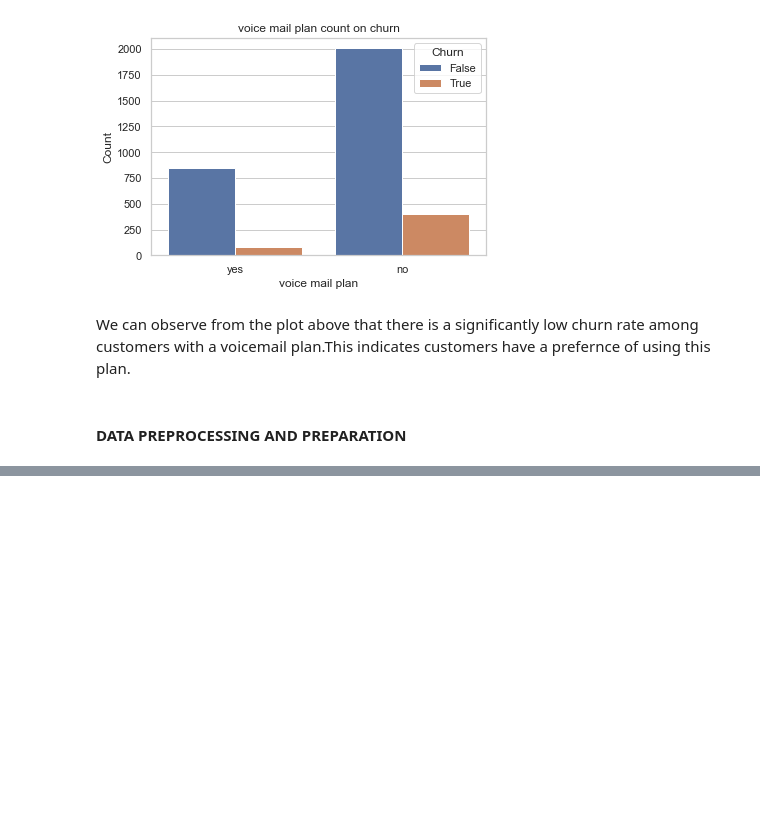
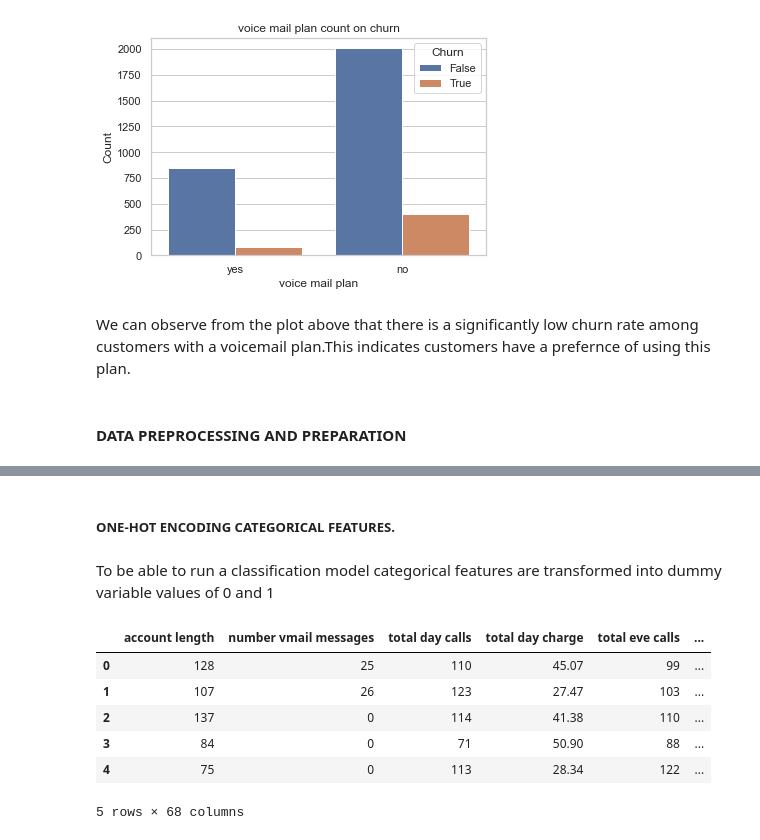
Before and after one commit to Saoke1219/syriatel_churn, a Jupyter notebook: Syriatel_churn_analysis.ipynb, the cells around one changed output, grey strips where cells are left out. Cells and saved outputs as stored; diff of their text form; code cells hidden in the pictures; blank space fills up the shorter version.

```diff
--- a/Syriatel_churn_analysis.ipynb
+++ b/Syriatel_churn_analysis.ipynb
@@ -433,3 +433,17 @@ plt.show()
 We can observe from the plot above that there is a significantly low churn rate among customers with a voicemail plan.This indicates customers have a prefernce of using this plan.
 # %% [markdown]
 #### DATA PREPROCESSING AND PREPARATION
+# %%
+print("original dataframe has {} columns.".format(df2.shape[1]))
+# Calculate the correlation matrix and take the absolute value
+corr_matrix = df2.corr().abs()
+
+# Create a True/False mask and apply it
+mask = np.triu(np.ones_like(corr_matrix, dtype=bool))
+tri_df2 = corr_matrix.mask(mask)
+
+# List column names of highly correlated features (r > 0.90)
+to_drop = [c for c in tri_df2.columns if any(tri_df2[c] >  0.90)]
+
+new_df2 = df2.drop(to_drop, axis=1) # Drop the features
+print("new dataframe has {} columns.".format(new_df2.shape[1]))
@@ -435,0 +471,24 @@ We can observe from the plot above that there is a significantly low churn rate
+# %% [markdown]
+##### ONE-HOT ENCODING CATEGORICAL FEATURES.
+# %% [markdown]
+To be able to run a classification model categorical features are transformed into dummy variable values of 0 and 1
+# %%
+dummy_df2_state = pd.get_dummies(new_df2["state"],dtype=np.int64,prefix="state_is")
+dummy_df2_area_code = pd.get_dummies(new_df2["area code"],dtype=np.int64,prefix="area_code_is")
+dummy_df2_international_plan = pd.get_dummies(new_df2["international plan"],dtype=np.int64,prefix="international_plan_is",drop_first = True)
+dummy_df2_voice_mail_plan = pd.get_dummies(new_df2["voice mail plan"],dtype=np.int64,prefix="voice_mail_plan_is",drop_first = True)
+
+
+new_df2 = pd.concat([new_df2,dummy_df2_state,dummy_df2_area_code,dummy_df2_international_plan,dummy_df2_voice_mail_plan],axis=1)
+new_df2 = new_df2.loc[:,~new_df2.columns.duplicated()]
+new_df2 = new_df2.drop(['state','area code','international plan','voice mail plan'],axis=1)
+# %%
+new_df2.head()
+# %% [output]
+|  | account length | number vmail messages | total day calls | total day charge | total eve calls | ... |
+| 0 | 128 | 25 | 110 | 45.07 | 99 | ... |
+| 1 | 107 | 26 | 123 | 27.47 | 103 | ... |
+| 2 | 137 | 0 | 114 | 41.38 | 110 | ... |
+| 3 | 84 | 0 | 71 | 50.90 | 88 | ... |
+| 4 | 75 | 0 | 113 | 28.34 | 122 | ... |
+5 rows × 68 columns
```
Also changed, not shown: parts of 18 cells of this notebook.
